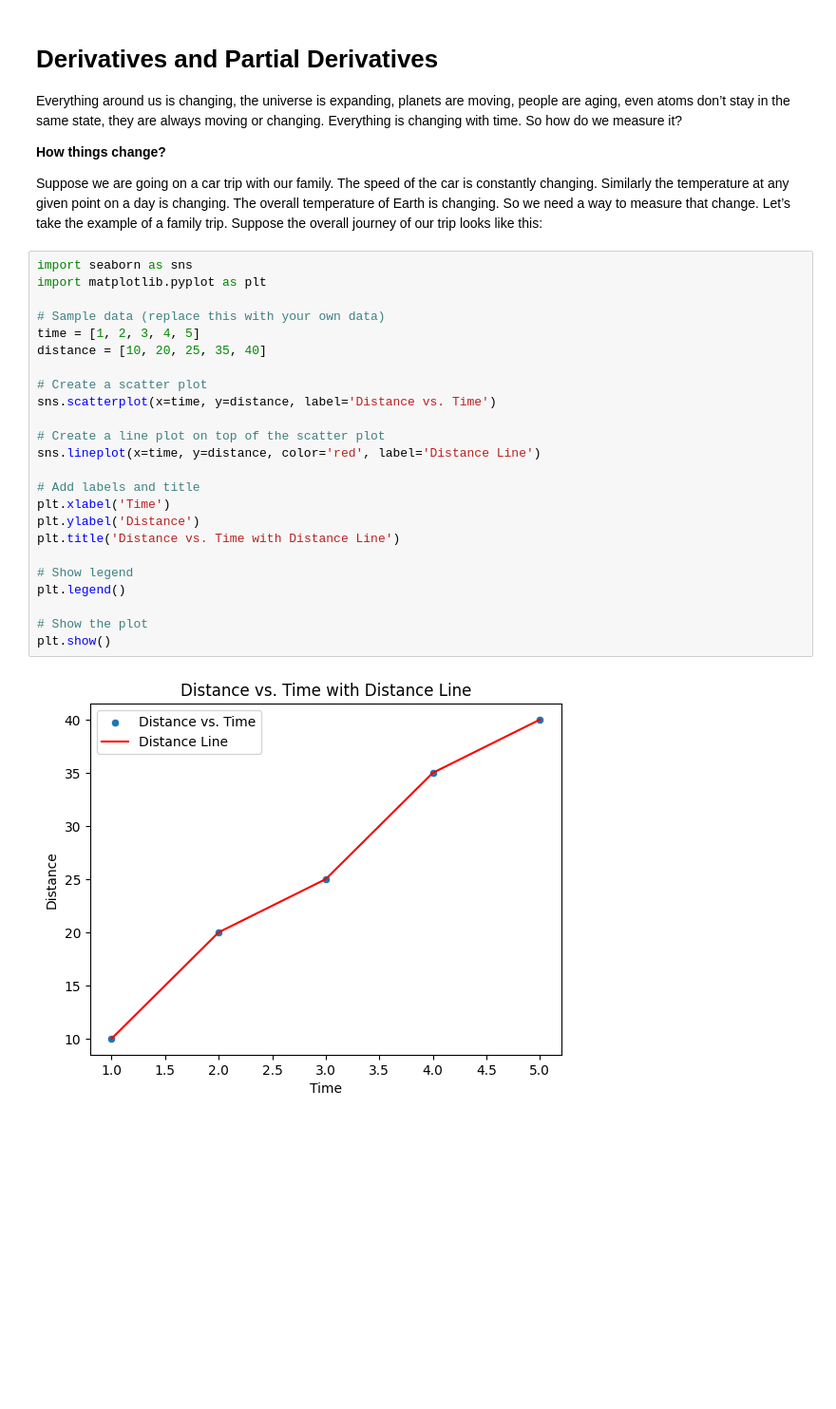
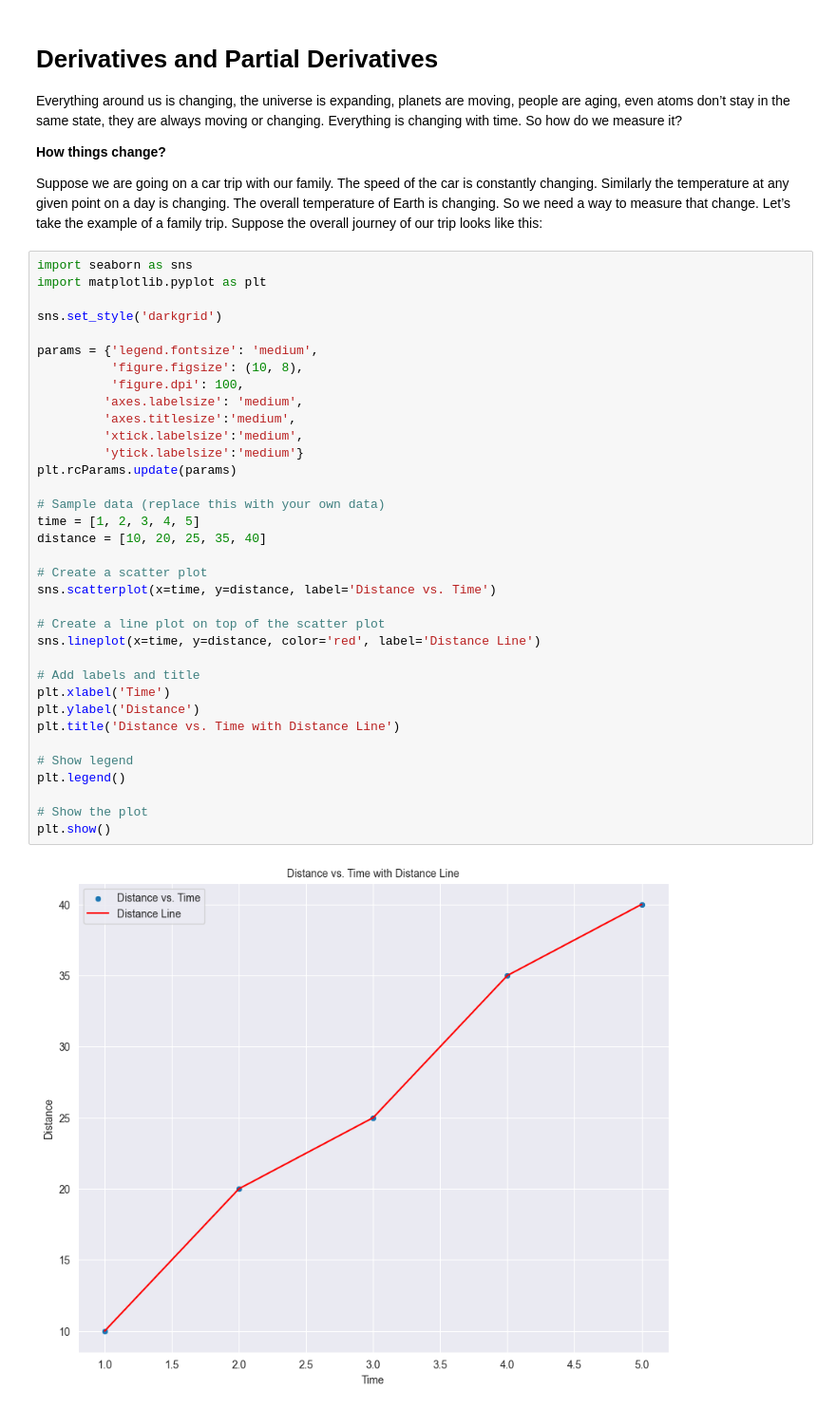
Before and after one commit to akkefa/ml-notes, a Jupyter notebook: docs/calculus/derivatives.ipynb, the cells around one changed output. Shown at 95% size. Cells and saved outputs as stored; diff of their text form; blank space fills up the shorter version.

```diff
--- a/docs/calculus/derivatives.ipynb
+++ b/docs/calculus/derivatives.ipynb
@@ -10,29 +10,40 @@ Similarly the temperature at any given point on a day is changing. The overall t
 # %%
 import seaborn as sns
 import matplotlib.pyplot as plt
+
+sns.set_style('darkgrid')
+
+params = {'legend.fontsize': 'medium',
+          'figure.figsize': (10, 8),
+          'figure.dpi': 100,
+         'axes.labelsize': 'medium',
+         'axes.titlesize':'medium',
+         'xtick.labelsize':'medium',
+         'ytick.labelsize':'medium'}
+plt.rcParams.update(params)
 
 # Sample data (replace this with your own data)
 time = [1, 2, 3, 4, 5]
 distance = [10, 20, 25, 35, 40]
 
 # Create a scatter plot
 sns.scatterplot(x=time, y=distance, label='Distance vs. Time')
 
 # Create a line plot on top of the scatter plot
 sns.lineplot(x=time, y=distance, color='red', label='Distance Line')
 
 # Add labels and title
 plt.xlabel('Time')
 plt.ylabel('Distance')
 plt.title('Distance vs. Time with Distance Line')
 
 # Show legend
 plt.legend()
 
 # Show the plot
 plt.show()
 # %% [output]
-[figure, old version]
+[figure, new version]
 # %% [markdown]
 ## Average vs Instantaneous rate of change
 
```
Also changed, not shown: parts of 3 cells of this notebook.
